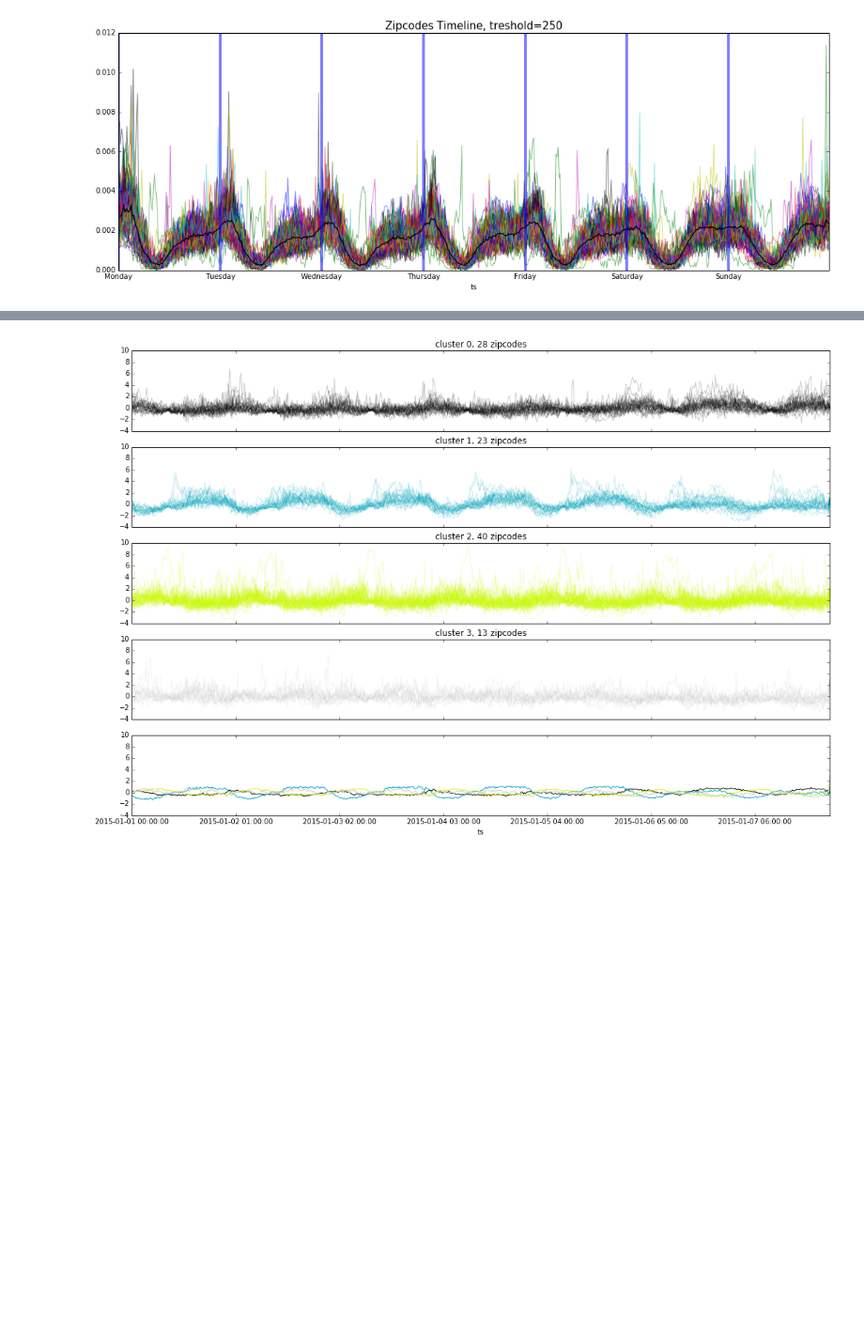
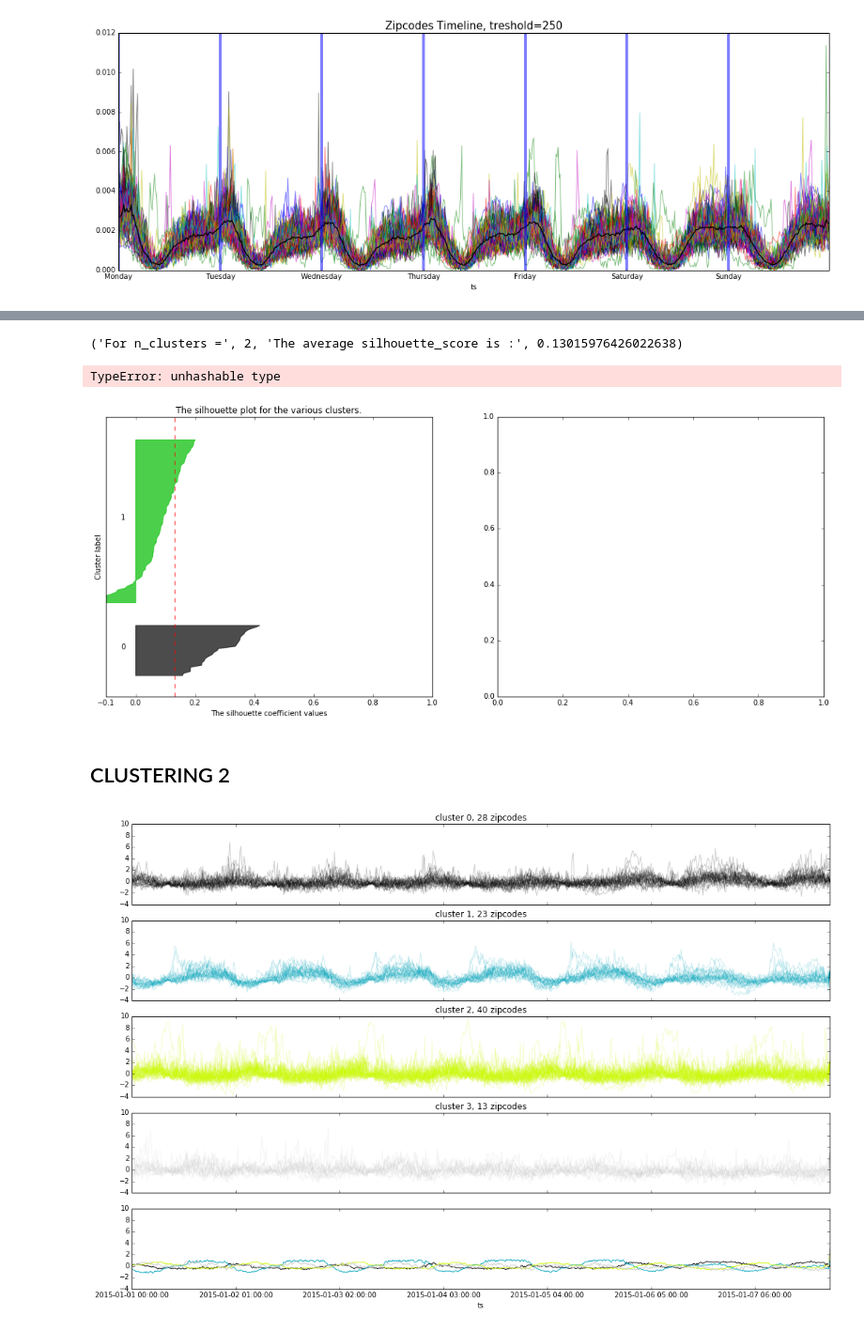
Before and after one commit to Casyfill/CUSP_QC_twitter_scripts, a Jupyter notebook: code/CLUSTERING/CLustering.ipynb, the cells around one changed output, grey strips where cells are left out. Shown at 94% size. Saved outputs shown, nothing was run; the diff lists cells and outputs as text; code cells hidden in the pictures; blank space fills up the shorter version.

Commit message:
added Cheng's code
working on silhuettes

```diff
--- a/code/CLUSTERING/CLustering.ipynb
+++ b/code/CLUSTERING/CLustering.ipynb
@@ -214,3 +311,11 @@ plt.axis('off');
+# %%
+Silhuette(normaliseTimeseries(zcodesN250))
+# %% [output]
+('For n_clusters =', 2, 'The average silhouette_score is :', 0.13015976426022638)
+TypeError: unhashable type
+[figure, added]
+# %% [markdown]
+## CLUSTERING 2
 # %%
 dfLabels250_4 = clusterAndPlot(normaliseTimeseries(zcodesN250) , 4, height=12)
 # %% [output]
```
Also changed, not shown: parts of 11 cells of this notebook, 16 other files.
